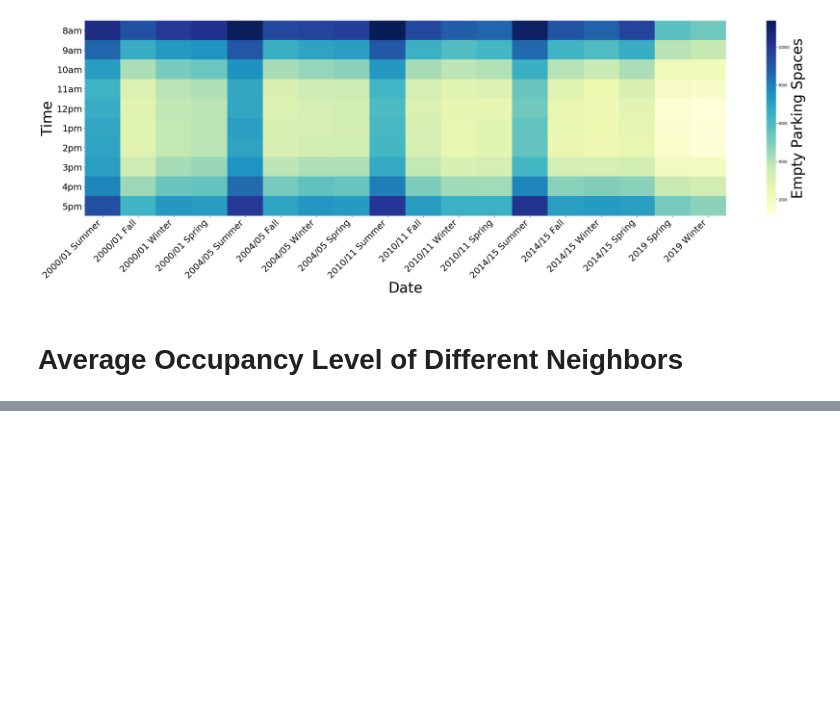
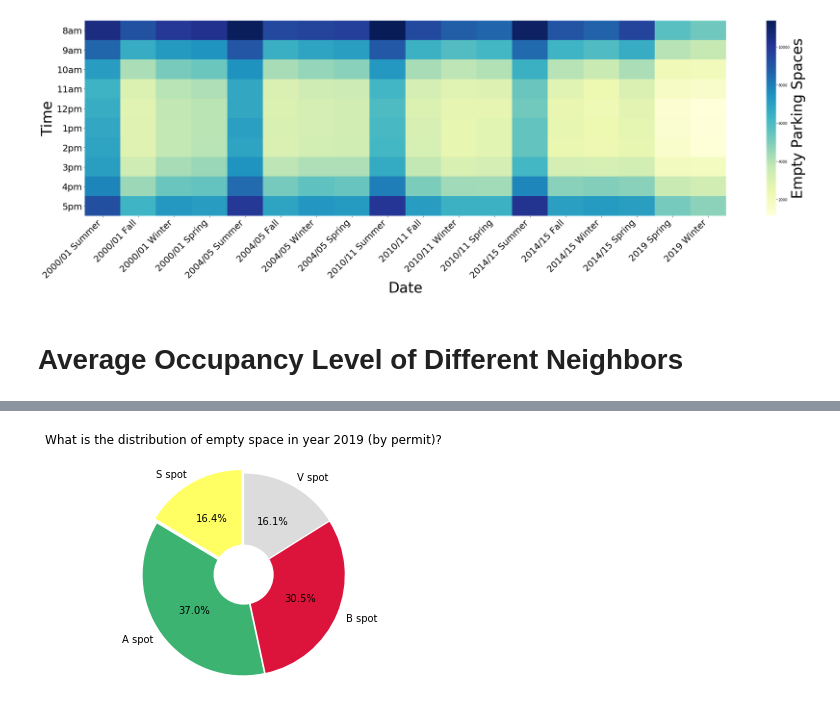
Before and after one commit to Maguilar43/ECE143_FinalProject, a Jupyter notebook: codes/Group18_Visualizations.ipynb, the cells around one changed output, grey strips where cells are left out. Saved outputs shown, nothing was run; the diff lists cells and outputs as text; code cells hidden in the pictures; blank space fills up the shorter version.

```diff
--- a/codes/Group18_Visualizations.ipynb
+++ b/codes/Group18_Visualizations.ipynb
@@ -107,0 +103,22 @@ fig.show()
+# %%
+# Pie chart
+labels = ['S spot', 'A spot', 'B spot', 'V spot']
+sizes = [79.4375, 179.5625, 148.23684210526315, 78.04347826086956]
+#colors
+colors = ['#FFFF64', '#3CB371', '#DC143C',
+          '#DCDCDC']
+explode = (0.05, 0.01, 0.01, 0.01)
+fig1, ax1 = plt.subplots()
+ax1.pie(sizes, colors = colors, labels=labels, autopct='%1.1f%%', startangle=90, explode=explode)
+#draw circle
+centre_circle = plt.Circle((0,0),0.30,fc='white')
+fig = plt.gcf()
+fig.gca().add_artist(centre_circle)
+# Equal aspect ratio ensures that pie is
+# Equal aspect ratio ensures that pie is drawn as a circle
+ax1.set(aspect="equal", title='What is the distribution of empty space in year 2019 (by permit)?')
+#ax1.axis('equal')
+plt.tight_layout()
+plt.show()
+# %% [output]
+[figure, added]
```
Also changed, not shown: parts of 6 cells of this notebook.
